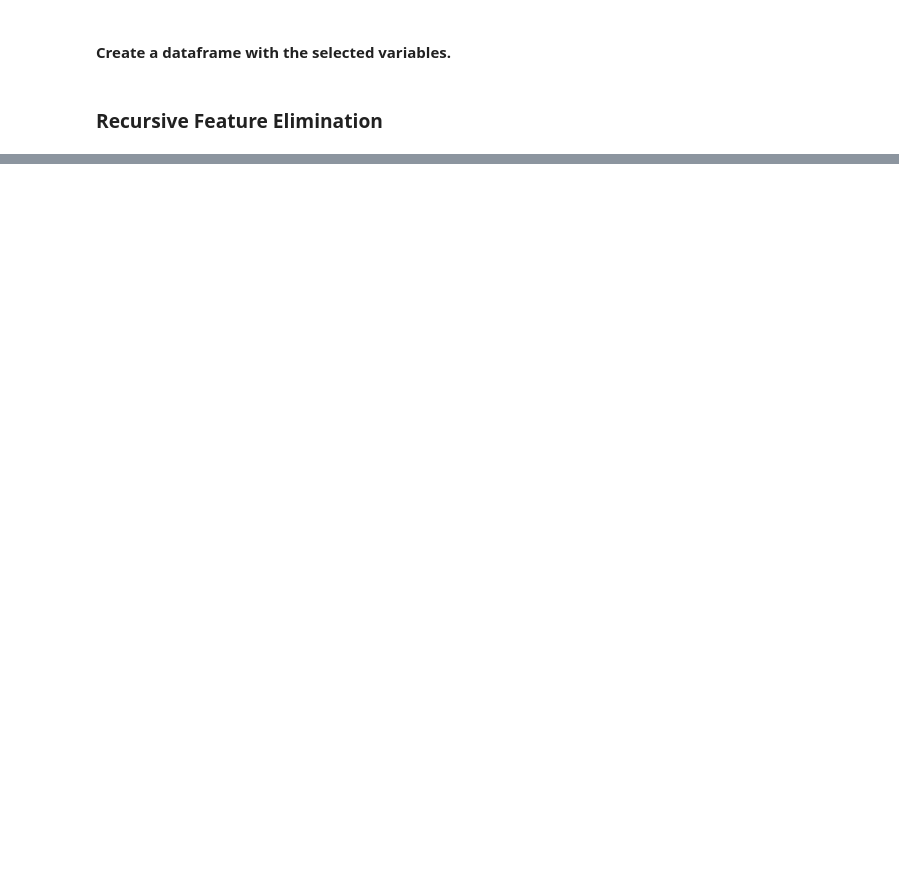
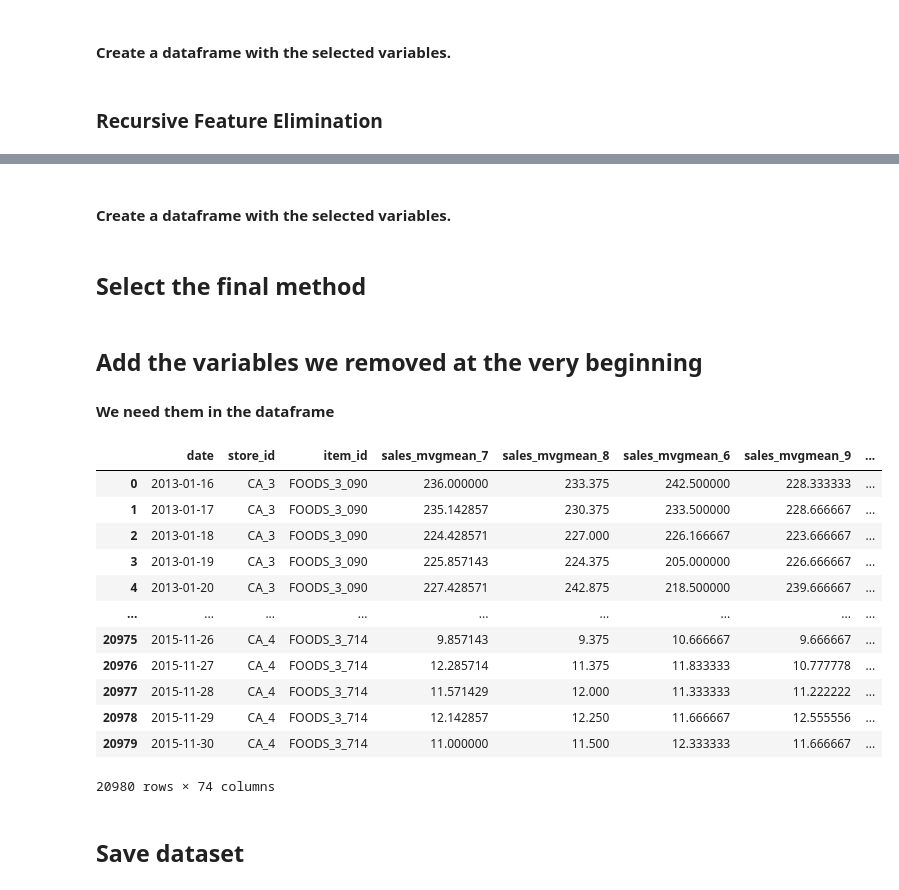
Before and after one commit to luis-cj/data-science-forecasting-food-retailer, a Jupyter notebook: notebooks/05_Feature selecion.ipynb, the cells around one changed output, grey strips where cells are left out. Cells and saved outputs as stored; diff of their text form; code cells hidden in the pictures; blank space fills up the shorter version.

Commit message:
finished feature selection notebook

```diff
--- a/notebooks/05_Feature selecion.ipynb
+++ b/notebooks/05_Feature selecion.ipynb
@@ -124,0 +285,2 @@ x_mi = x[variables_mi].copy()
+# %% [markdown]
+#### Create a dataframe with the selected variables.
@@ -124,0 +289,27 @@ x_mi = x[variables_mi].copy()
+# %% [markdown]
+## Select the final method
+# %%
+x_selection = x_mi
+# %% [markdown]
+## Add the variables we removed at the very beginning
+
+#### We need them in the dataframe
+# %%
+x_final = pd.concat([df[["date","store_id","item_id"]], x_selection], axis=1)
+x_final
+# %% [output]
+|  | date | store_id | item_id | sales_mvgmean_7 | sales_mvgmean_8 | sales_mvgmean_6 | sales_mvgmean_9 | ... |
+| 0 | 2013-01-16 | CA_3 | FOODS_3_090 | 236.000000 | 233.375 | 242.500000 | 228.333333 | ... |
+| 1 | 2013-01-17 | CA_3 | FOODS_3_090 | 235.142857 | 230.375 | 233.500000 | 228.666667 | ... |
+| 2 | 2013-01-18 | CA_3 | FOODS_3_090 | 224.428571 | 227.000 | 226.166667 | 223.666667 | ... |
+| 3 | 2013-01-19 | CA_3 | FOODS_3_090 | 225.857143 | 224.375 | 205.000000 | 226.666667 | ... |
+| 4 | 2013-01-20 | CA_3 | FOODS_3_090 | 227.428571 | 242.875 | 218.500000 | 239.666667 | ... |
+| ... | ... | ... | ... | ... | ... | ... | ... | ... |
+| 20975 | 2015-11-26 | CA_4 | FOODS_3_714 | 9.857143 | 9.375 | 10.666667 | 9.666667 | ... |
+| 20976 | 2015-11-27 | CA_4 | FOODS_3_714 | 12.285714 | 11.375 | 11.833333 | 10.777778 | ... |
+| 20977 | 2015-11-28 | CA_4 | FOODS_3_714 | 11.571429 | 12.000 | 11.333333 | 11.222222 | ... |
+| 20978 | 2015-11-29 | CA_4 | FOODS_3_714 | 12.142857 | 12.250 | 11.666667 | 12.555556 | ... |
+| 20979 | 2015-11-30 | CA_4 | FOODS_3_714 | 11.000000 | 11.500 | 12.333333 | 11.666667 | ... |
+20980 rows × 74 columns
+# %% [markdown]
+## Save dataset
```
Also changed, not shown: parts of 27 cells of this notebook.
